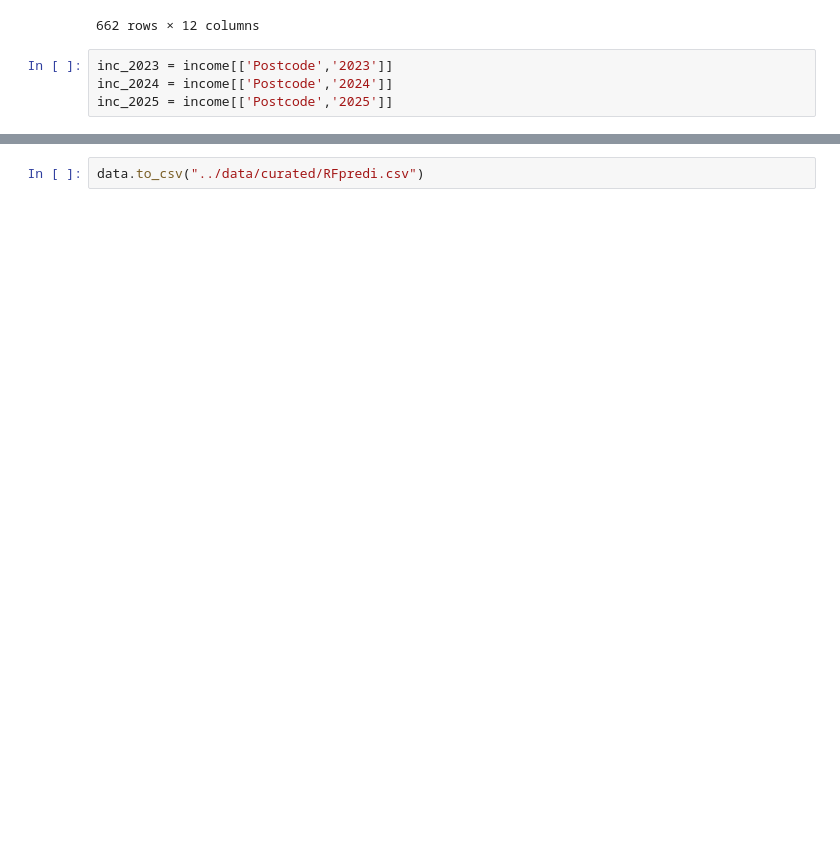
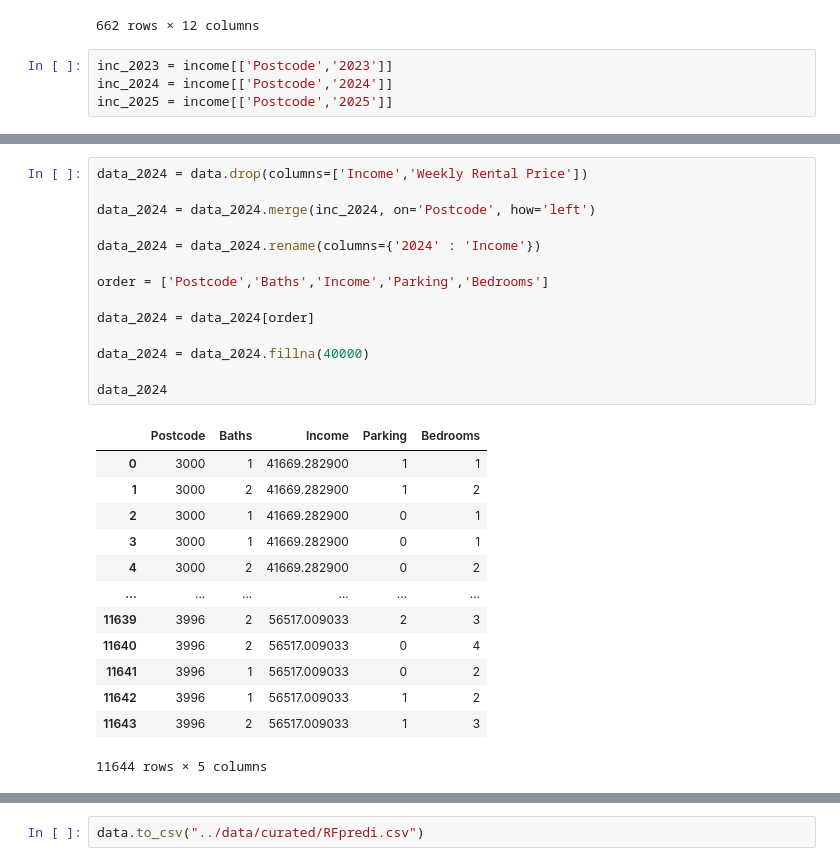
Before and after one commit to MAST30034-Applied-Data-Science/generic-real-estate-consulting-project-group50, a Jupyter notebook: draft works/RF_Model.ipynb, the cells around one changed output, grey strips where cells are left out. Cells and saved outputs as stored; diff of their text form; blank space fills up the shorter version.

```diff
--- a/draft works/RF_Model.ipynb
+++ b/draft works/RF_Model.ipynb
@@ -261,0 +227,28 @@ data_2025
+# %%
+data_2024 = data.drop(columns=['Income','Weekly Rental Price'])
+
+data_2024 = data_2024.merge(inc_2024, on='Postcode', how='left')
+
+data_2024 = data_2024.rename(columns={'2024' : 'Income'})
+
+order = ['Postcode','Baths','Income','Parking','Bedrooms']
+
+data_2024 = data_2024[order]
+
+data_2024 = data_2024.fillna(40000)
+
+data_2024
+# %% [output]
+|  | Postcode | Baths | Income | Parking | Bedrooms |
+| 0 | 3000 | 1 | 41669.282900 | 1 | 1 |
+| 1 | 3000 | 2 | 41669.282900 | 1 | 2 |
+| 2 | 3000 | 1 | 41669.282900 | 0 | 1 |
+| 3 | 3000 | 1 | 41669.282900 | 0 | 1 |
+| 4 | 3000 | 2 | 41669.282900 | 0 | 2 |
+| ... | ... | ... | ... | ... | ... |
+| 11639 | 3996 | 2 | 56517.009033 | 2 | 3 |
+| 11640 | 3996 | 2 | 56517.009033 | 0 | 4 |
+| 11641 | 3996 | 1 | 56517.009033 | 0 | 2 |
+| 11642 | 3996 | 1 | 56517.009033 | 1 | 2 |
+| 11643 | 3996 | 2 | 56517.009033 | 1 | 3 |
+11644 rows × 5 columns
```
Also changed, not shown: parts of 15 cells of this notebook.
